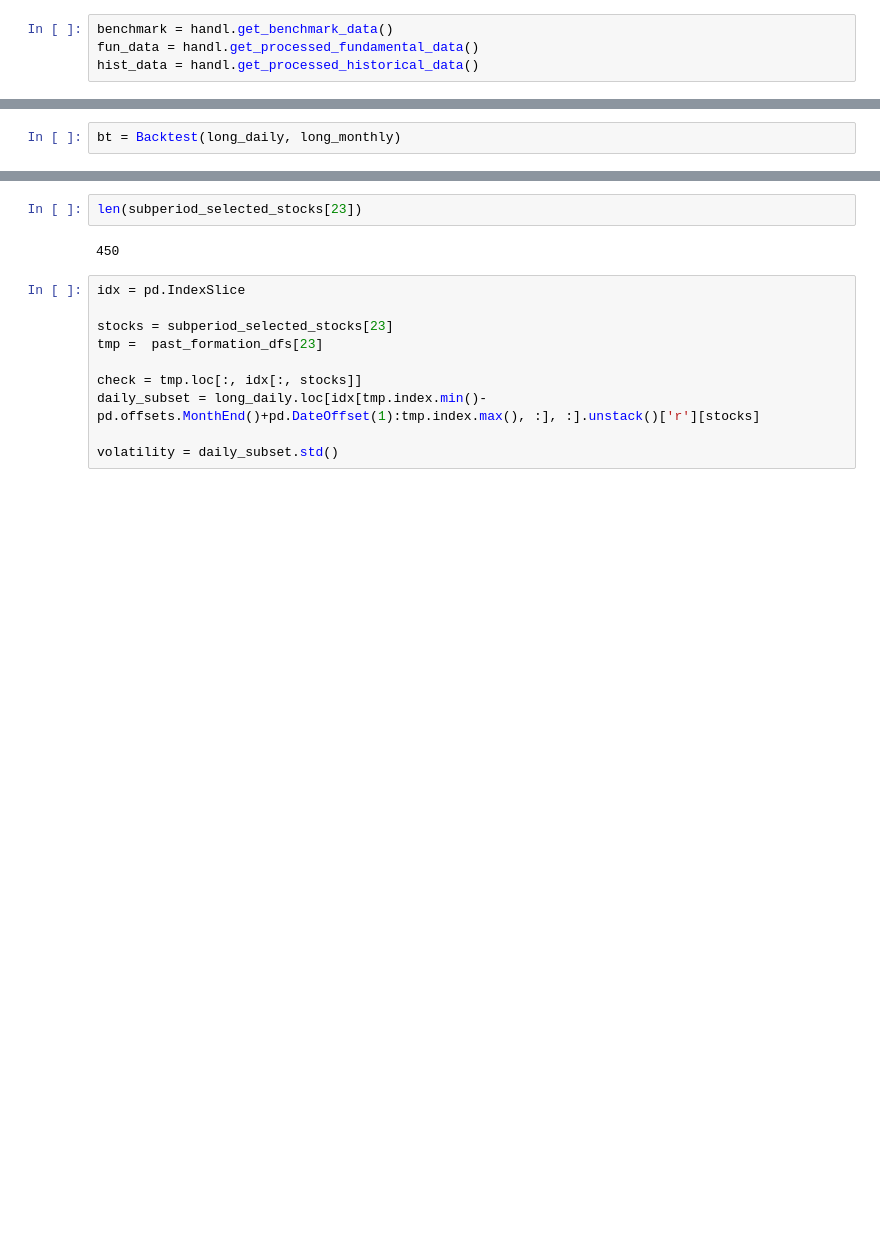
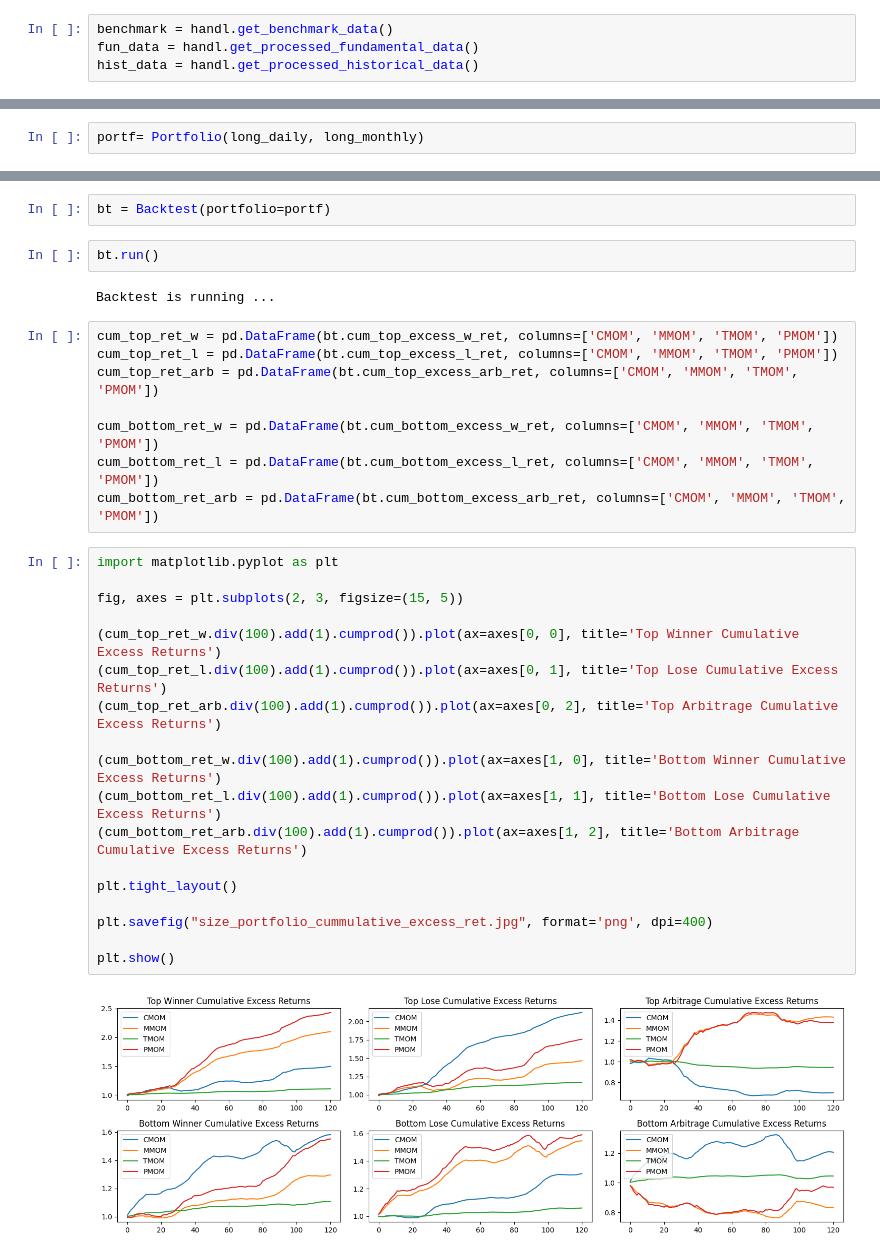
Before and after one commit to quant-quack/vietnam-smallcap-smartbeta-strategy, a Jupyter notebook: notebooks/notebook.ipynb, the cells around one changed output, grey strips where cells are left out. Saved outputs shown, nothing was run; the diff lists cells and outputs as text; blank space fills up the shorter version.

```diff
--- a/notebooks/notebook.ipynb
+++ b/notebooks/notebook.ipynb
@@ -58,2 +41,2 @@ long_daily, long_monthly = get_transform_data(benchmark, fun_data, hist_data, st
 # %%
-bt = Backtest(long_daily, long_monthly)
+portf= Portfolio(long_daily, long_monthly)
@@ -156,14 +43,34 @@ Period: 108
-# %%
-len(subperiod_selected_stocks[23])
-# %% [output]
-450
-# %%
-idx = pd.IndexSlice
-
-stocks = subperiod_selected_stocks[23]
-tmp =  past_formation_dfs[23]
-
-check = tmp.loc[:, idx[:, stocks]]
-daily_subset = long_daily.loc[idx[tmp.index.min()-pd.offsets.MonthEnd()+pd.DateOffset(1):tmp.index.max(), :], :].unstack()['r'][stocks]
-
-volatility = daily_subset.std()
+# %%
+bt = Backtest(portfolio=portf)
+# %%
+bt.run()
+# %% [output]
+Backtest is running ...
+# %%
+cum_top_ret_w = pd.DataFrame(bt.cum_top_excess_w_ret, columns=['CMOM', 'MMOM', 'TMOM', 'PMOM'])
+cum_top_ret_l = pd.DataFrame(bt.cum_top_excess_l_ret, columns=['CMOM', 'MMOM', 'TMOM', 'PMOM'])
+cum_top_ret_arb = pd.DataFrame(bt.cum_top_excess_arb_ret, columns=['CMOM', 'MMOM', 'TMOM', 'PMOM'])
+
+cum_bottom_ret_w = pd.DataFrame(bt.cum_bottom_excess_w_ret, columns=['CMOM', 'MMOM', 'TMOM', 'PMOM'])
+cum_bottom_ret_l = pd.DataFrame(bt.cum_bottom_excess_l_ret, columns=['CMOM', 'MMOM', 'TMOM', 'PMOM'])
+cum_bottom_ret_arb = pd.DataFrame(bt.cum_bottom_excess_arb_ret, columns=['CMOM', 'MMOM', 'TMOM', 'PMOM'])
+# %%
+import matplotlib.pyplot as plt
+
+fig, axes = plt.subplots(2, 3, figsize=(15, 5))
+
+(cum_top_ret_w.div(100).add(1).cumprod()).plot(ax=axes[0, 0], title='Top Winner Cumulative Excess Returns')
+(cum_top_ret_l.div(100).add(1).cumprod()).plot(ax=axes[0, 1], title='Top Lose Cumulative Excess Returns')
+(cum_top_ret_arb.div(100).add(1).cumprod()).plot(ax=axes[0, 2], title='Top Arbitrage Cumulative Excess Returns')
+
+(cum_bottom_ret_w.div(100).add(1).cumprod()).plot(ax=axes[1, 0], title='Bottom Winner Cumulative Excess Returns')
+(cum_bottom_ret_l.div(100).add(1).cumprod()).plot(ax=axes[1, 1], title='Bottom Lose Cumulative Excess Returns')
+(cum_bottom_ret_arb.div(100).add(1).cumprod()).plot(ax=axes[1, 2], title='Bottom Arbitrage Cumulative Excess Returns')
+
+plt.tight_layout()
+
+plt.savefig("size_portfolio_cummulative_excess_ret.jpg", format='png', dpi=400)
+
+plt.show()
+# %% [output]
+[figure, added]
```
Also changed, not shown: parts of 11 cells of this notebook, 11 other files.
